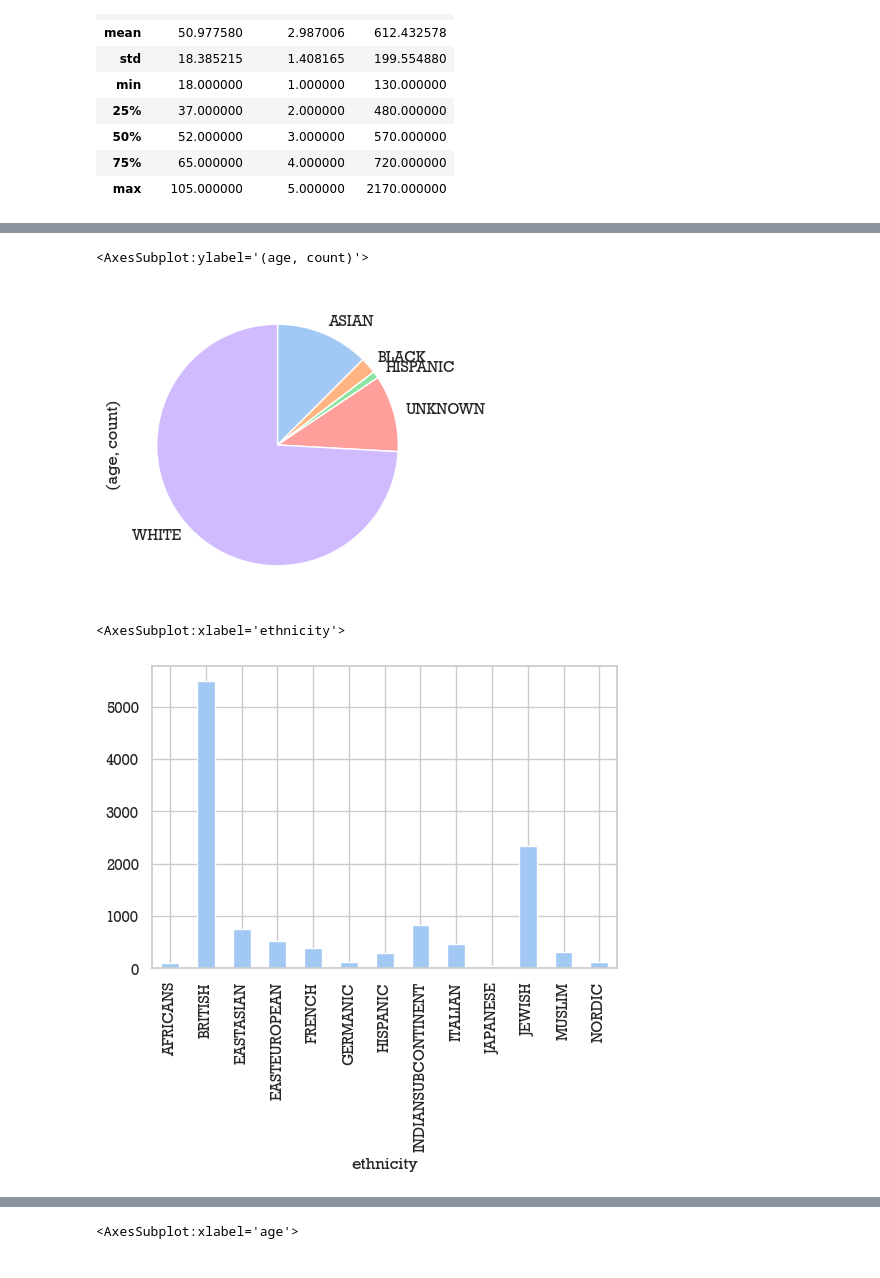
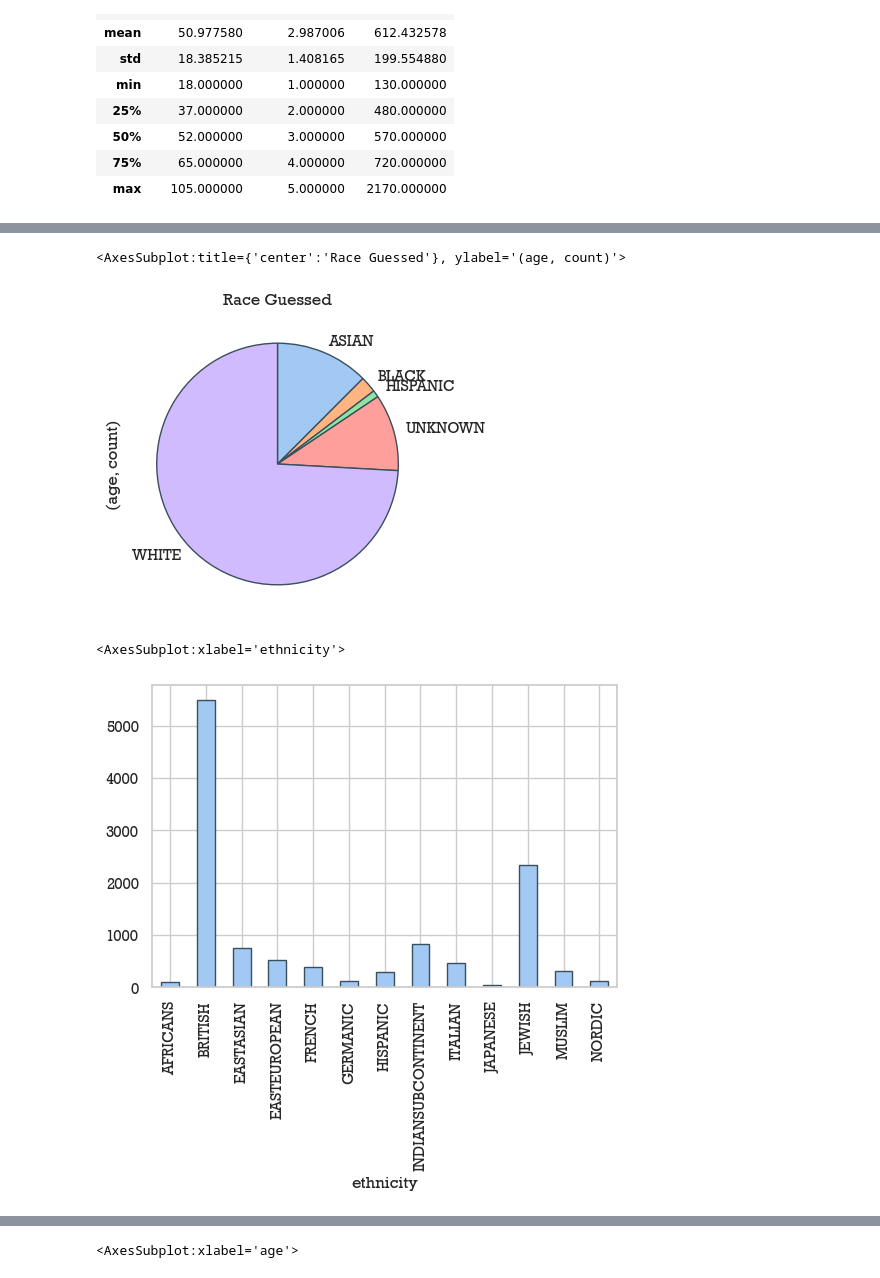
Before and after one commit to lajos/predict-voter-propensity-linear, a Jupyter notebook: a quick look at the data.ipynb, the cells around one changed output, grey strips where cells are left out. Cells and saved outputs as stored; diff of their text form; code cells hidden in the pictures.

Commit message:
adjusted plot styles

```diff
--- a/a quick look at the data.ipynb
+++ b/a quick look at the data.ipynb
@@ -82,17 +82,17 @@ voted 2021 - type:object values:[False, True]
 # %%
 sns.set_theme()
 sns.set(style="whitegrid", palette='pastel',font="Rockwell")
-df[['race','age']].groupby('race').describe()['age','count'].plot(kind='pie', counterclock=False, startangle=-270)
+df[['race','age']].groupby('race').describe()['age','count'].plot(kind='pie', title='Race Guessed', counterclock=False, startangle=-270, wedgeprops={'edgecolor':'#3a4e5c','linewidth': 1, 'antialiased': True})
 # %% [output]
-<AxesSubplot:ylabel='(age, count)'>
+<AxesSubplot:title={'center':'Race Guessed'}, ylabel='(age, count)'>
-[figure, old version]
+[figure, new version]
 # %%
 sns.set_theme()
 sns.set(style="whitegrid", palette='pastel',font="Rockwell")
-df[['ethnicity','age']].groupby('ethnicity').describe()['age','count'].plot(kind='bar')
+df[['ethnicity','age']].groupby('ethnicity').describe()['age','count'].plot(kind='bar', edgecolor='#3a4e5c')
 # %% [output]
 <AxesSubplot:xlabel='ethnicity'>
-[figure, old version]
+[figure, new version]
 # %%
 sns.set_theme()
 sns.set(style="whitegrid", palette='pastel',font="Rockwell")
```
Also changed, not shown: parts of 3 cells of this notebook.
